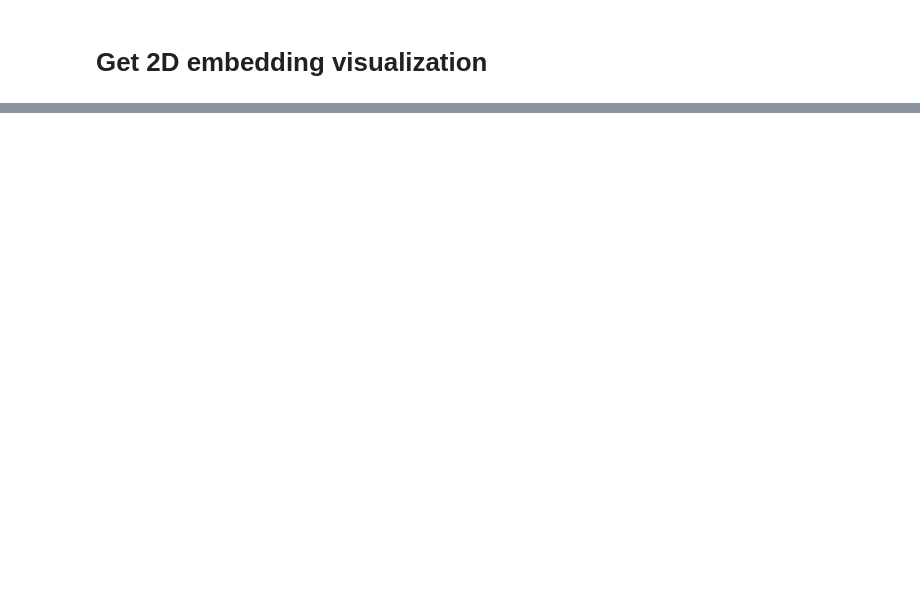
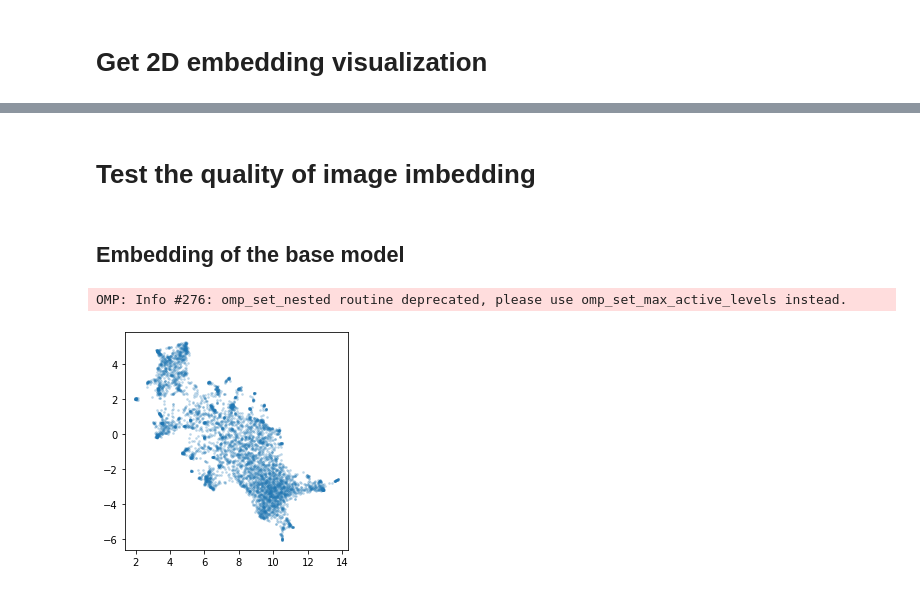
Before and after one commit to poloclub/ConceptEvo, a Jupyter notebook: src/utils/notebook/visualize-emb.ipynb, the cells around one changed output, grey strips where cells are left out. Cells and saved outputs as stored; diff of their text form; code cells hidden in the pictures; blank space fills up the shorter version.

```diff
--- a/src/utils/notebook/visualize-emb.ipynb
+++ b/src/utils/notebook/visualize-emb.ipynb
@@ -128,0 +185,2 @@ for model_nickname in emb2d:
+# %% [markdown]
+# Test the quality of image imbedding
@@ -128,0 +190,16 @@ for model_nickname in emb2d:
+# %% [markdown]
+## Embedding of the base model
+# %%
+base_emb_path = '/raid/NeuEvo/data/embedding/emb-vgg19_pretrained-topk_s=20-dim=30-lr_emb=0.01-num_emb_epochs=100-num_emb_negs=3/data/emb/emb.json'
+# %%
+base_emb = load_json(base_emb_path)
+X = np.zeros((len(base_emb), 30))
+for neuron_i, neuron in enumerate(base_emb):
+    X[neuron_i] = base_emb[neuron]
+# %%
+reducer = umap.UMAP(n_components=2)
+reducer = reducer.fit(X)
+# %% [output]
+OMP: Info #276: omp_set_nested routine deprecated, please use omp_set_max_active_levels instead.
+# %%
+base_emb2d = reducer.embedding_
@@ -128,0 +208,9 @@ for model_nickname in emb2d:
+# %%
+Xs = base_emb2d[:,0]
+Ys = base_emb2d[:,1]
+
+plt.figure(figsize=(4, 4))
+plt.scatter(Xs, Ys, s=3, alpha=0.2)
+plt.show()
+# %% [output]
+[figure, added]
```
Also changed, not shown: parts of 19 cells of this notebook, 11 other files.
